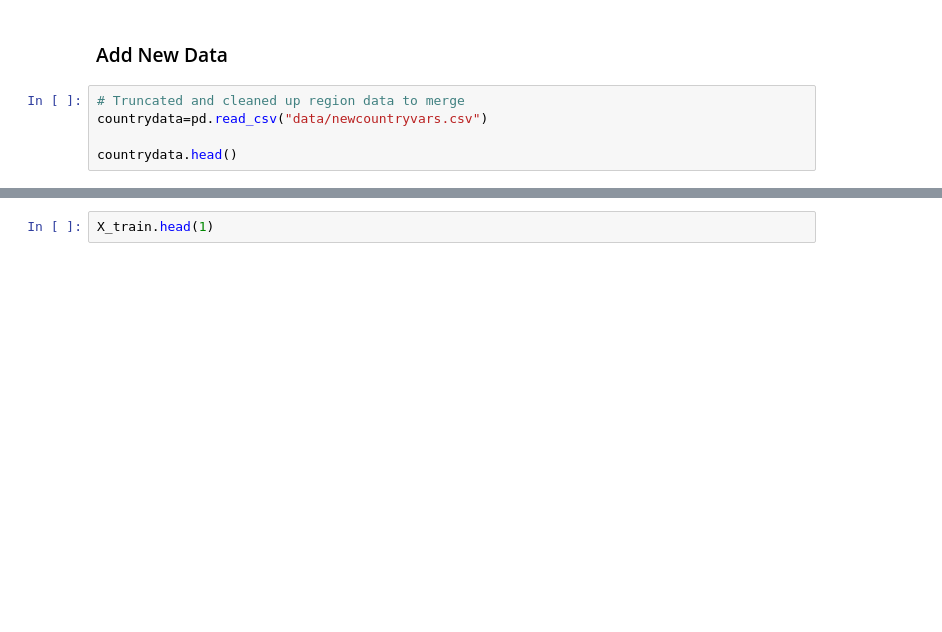
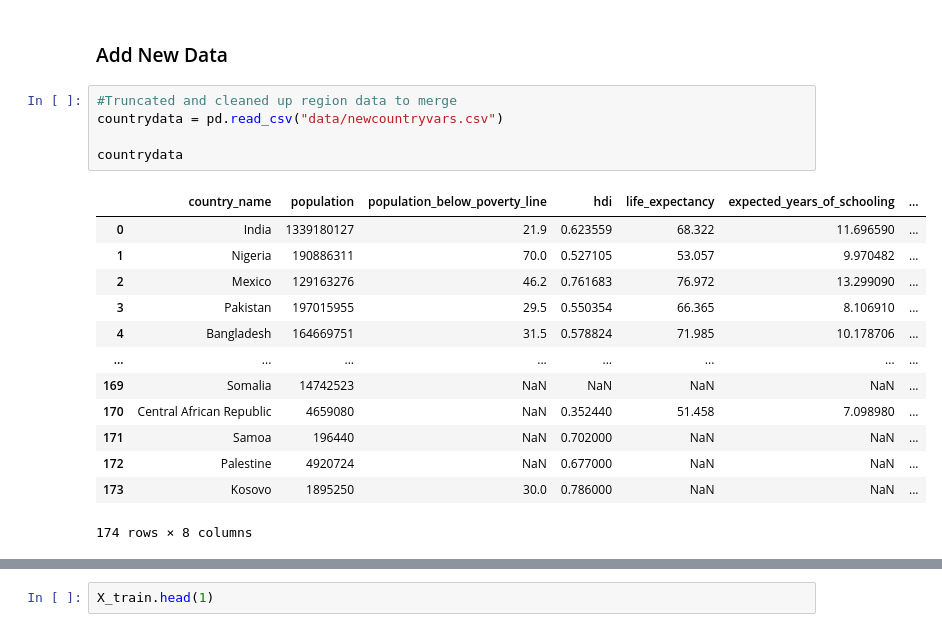
Before and after one commit to lindsayvarzz/AML_Project_1, a Jupyter notebook: Project_1.ipynb, the cells around one changed output, grey strips where cells are left out. Drawn from its saved outputs; the diff is of its cells as text; blank space fills up the shorter version.

```diff
--- a/Project_1.ipynb
+++ b/Project_1.ipynb
@@ -155,7 +231,21 @@ Keep your explanation clear and concise.
 # %% [markdown]
 ### Add New Data
 # %%
-# Truncated and cleaned up region data to merge
-countrydata=pd.read_csv("data/newcountryvars.csv")
+#Truncated and cleaned up region data to merge
+countrydata = pd.read_csv("data/newcountryvars.csv")
 
-countrydata.head()
+countrydata
+# %% [output]
+|  | country_name | population | population_below_poverty_line | hdi | life_expectancy | expected_years_of_schooling | ... |
+| 0 | India | 1339180127 | 21.9 | 0.623559 | 68.322 | 11.696590 | ... |
+| 1 | Nigeria | 190886311 | 70.0 | 0.527105 | 53.057 | 9.970482 | ... |
+| 2 | Mexico | 129163276 | 46.2 | 0.761683 | 76.972 | 13.299090 | ... |
+| 3 | Pakistan | 197015955 | 29.5 | 0.550354 | 66.365 | 8.106910 | ... |
+| 4 | Bangladesh | 164669751 | 31.5 | 0.578824 | 71.985 | 10.178706 | ... |
+| ... | ... | ... | ... | ... | ... | ... | ... |
+| 169 | Somalia | 14742523 | NaN | NaN | NaN | NaN | ... |
+| 170 | Central African Republic | 4659080 | NaN | 0.352440 | 51.458 | 7.098980 | ... |
+| 171 | Samoa | 196440 | NaN | 0.702000 | NaN | NaN | ... |
+| 172 | Palestine | 4920724 | NaN | 0.677000 | NaN | NaN | ... |
+| 173 | Kosovo | 1895250 | 30.0 | 0.786000 | NaN | NaN | ... |
+174 rows × 8 columns
```
Also changed, not shown: parts of 12 cells of this notebook.
